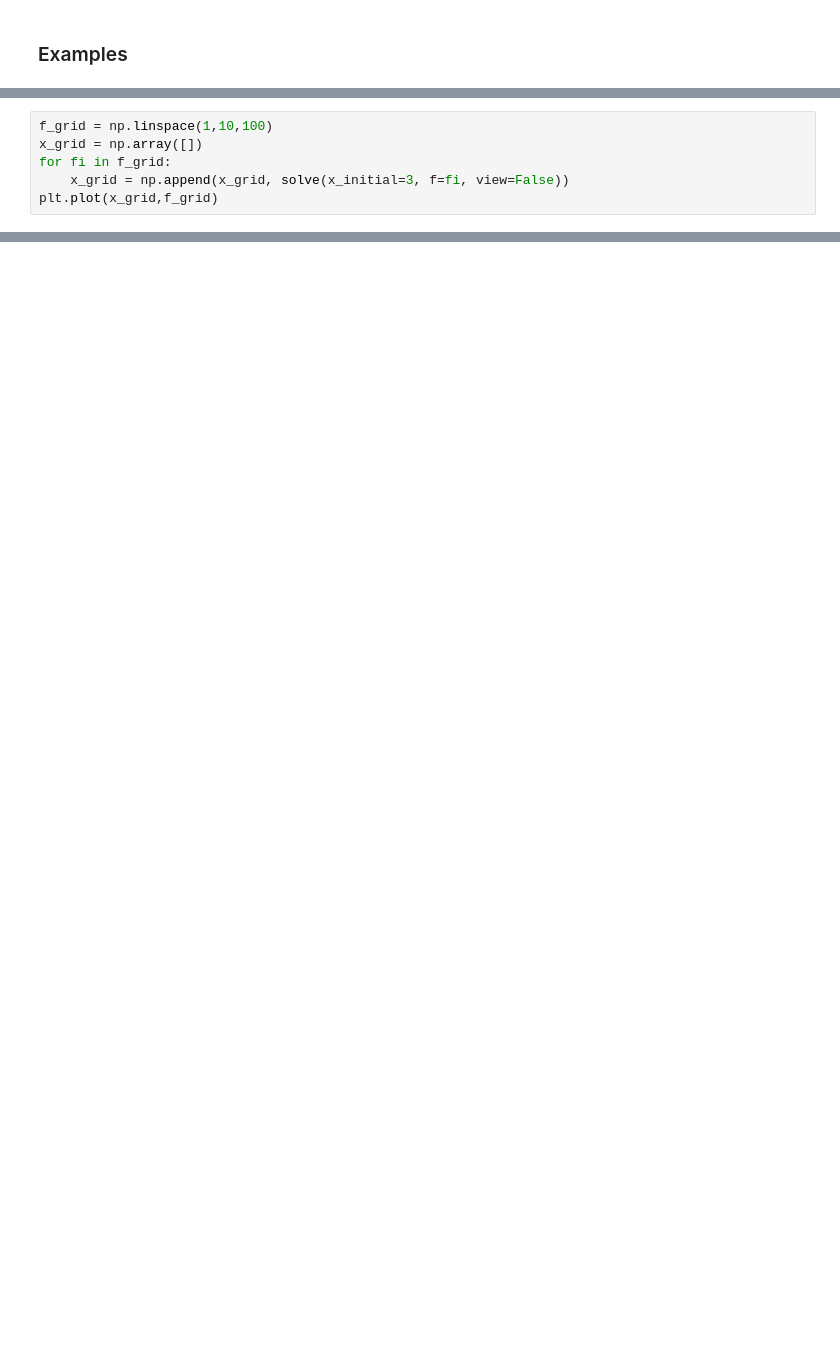
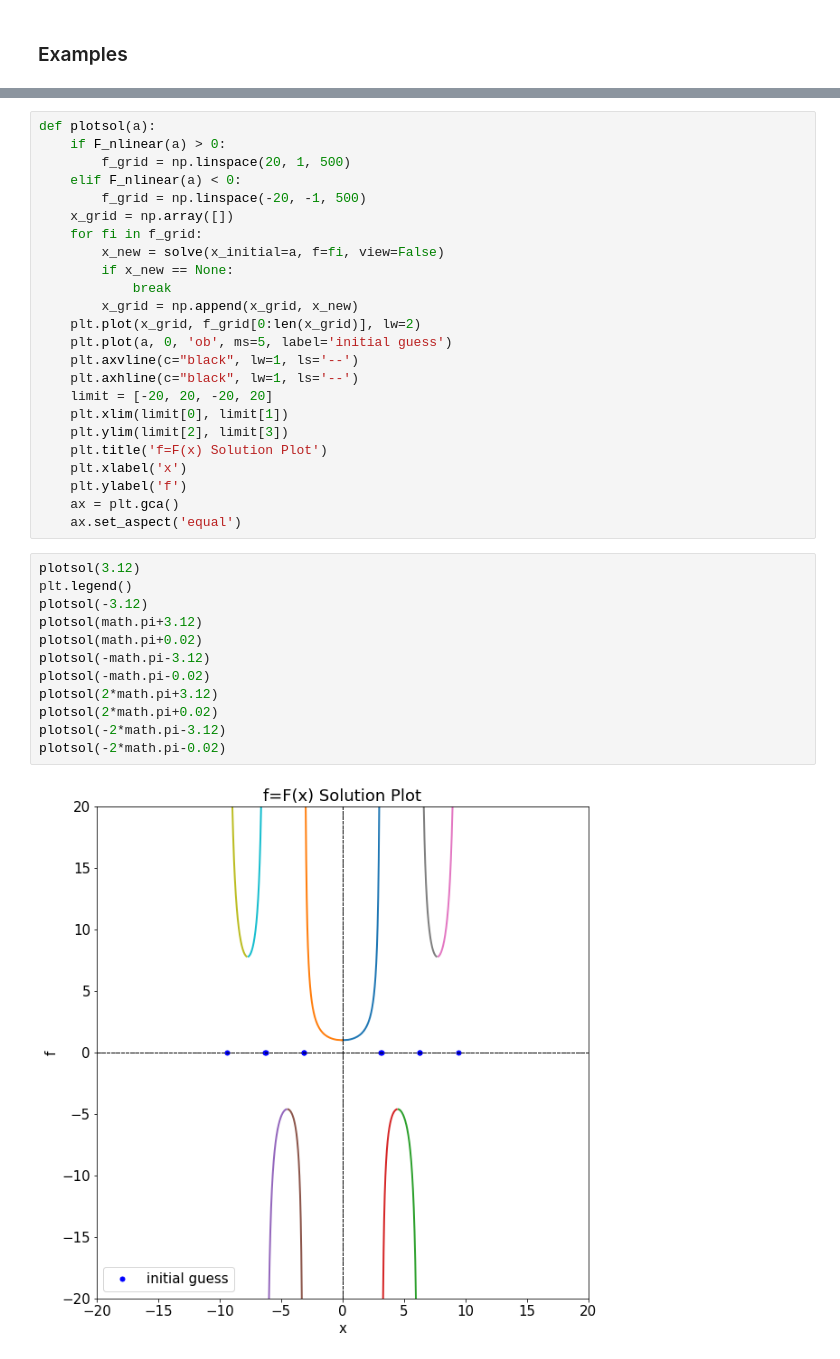
Before and after one commit to shivakumargaddam/ME7227, a Jupyter notebook: assign1_prob1.ipynb, the cells around one changed output, grey strips where cells are left out. Saved outputs shown, nothing was run; the diff lists cells and outputs as text; blank space fills up the shorter version.

```diff
--- a/assign1_prob1.ipynb
+++ b/assign1_prob1.ipynb
@@ -109,6 +138,0 @@ Number of iterations = 100
-# %%
-f_grid = np.linspace(1,10,100)
-x_grid = np.array([])
-for fi in f_grid:
-    x_grid = np.append(x_grid, solve(x_initial=3, f=fi, view=False))
-plt.plot(x_grid,f_grid)
@@ -117,0 +141,38 @@ plt.plot(x_grid,f_grid)
+# %%
+def plotsol(a):
+    if F_nlinear(a) > 0:
+        f_grid = np.linspace(20, 1, 500)
+    elif F_nlinear(a) < 0:
+        f_grid = np.linspace(-20, -1, 500)
+    x_grid = np.array([])
+    for fi in f_grid:
+        x_new = solve(x_initial=a, f=fi, view=False)
+        if x_new == None:
+            break
+        x_grid = np.append(x_grid, x_new)
+    plt.plot(x_grid, f_grid[0:len(x_grid)], lw=2)
+    plt.plot(a, 0, 'ob', ms=5, label='initial guess')
+    plt.axvline(c="black", lw=1, ls='--')
+    plt.axhline(c="black", lw=1, ls='--')
+    limit = [-20, 20, -20, 20]
+    plt.xlim(limit[0], limit[1])
+    plt.ylim(limit[2], limit[3])
+    plt.title('f=F(x) Solution Plot')
+    plt.xlabel('x')
+    plt.ylabel('f')
+    ax = plt.gca()
+    ax.set_aspect('equal')
+# %%
+plotsol(3.12)
+plt.legend()
+plotsol(-3.12)
+plotsol(math.pi+3.12)
+plotsol(math.pi+0.02)
+plotsol(-math.pi-3.12)
+plotsol(-math.pi-0.02)
+plotsol(2*math.pi+3.12)
+plotsol(2*math.pi+0.02)
+plotsol(-2*math.pi-3.12)
+plotsol(-2*math.pi-0.02)
+# %% [output]
+[figure, added]
```
Also changed, not shown: parts of 12 cells of this notebook.
